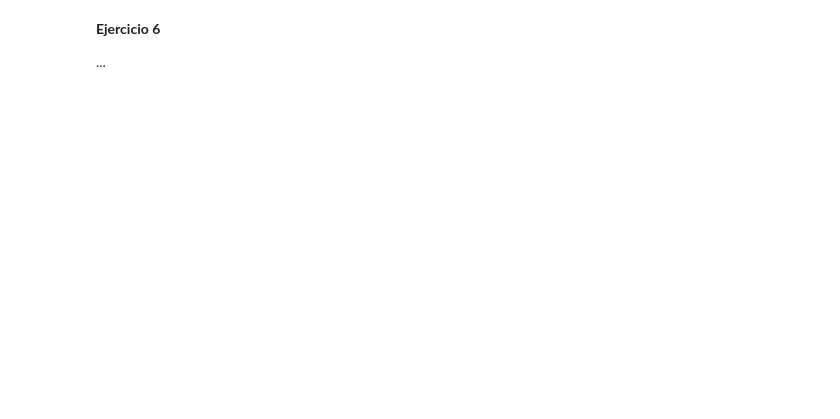
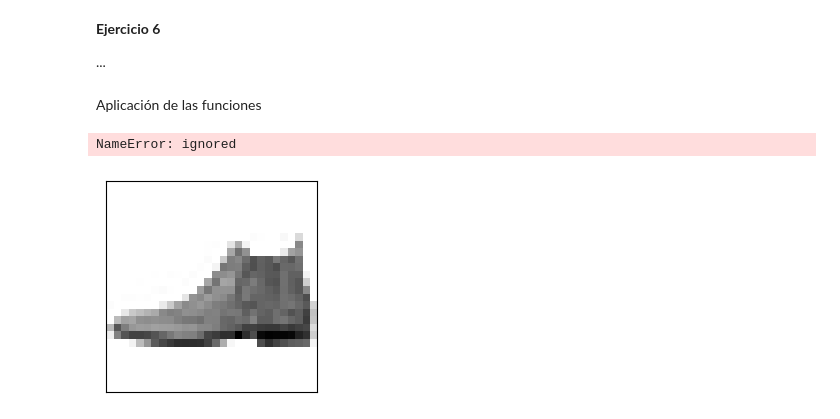
Before and after one commit to luciacasass/APRENDIZAJE_AUTOMATICO_23_24, a Jupyter notebook: Practica1.ipynb, the cells around one changed output. Cells and saved outputs as stored; diff of their text form; code cells hidden in the pictures; blank space fills up the shorter version.

```diff
--- a/Practica1.ipynb
+++ b/Practica1.ipynb
@@ -285,8 +294,23 @@ def plot_image(i, predictions_array, true_label, img):
     plt.xticks(range[10])
     plt.yticks([])
     thisplot = plt.bar(range(10), predictions_array, color = '#777777')
-    plt.ylim([0 1])
+    plt.ylim([0, 1])
     predicted_label = np.argmax(predictions_array)
 
     thisplot[predicted_label].setcolor('red')
     thisplot[true_label].setcolor('blue')
+# %% [markdown]
+Aplicación de las funciones
+# %%
+(train_images, train_labels), (test_images, test_labels) = tf.keras.datasets.fashion_mnist.load_data()
+
+for i in range(8):
+  plt.figure(figsize=(6, 3))
+  plt.subplot(1, 2, 1)
+  plot_image(i, predictions[i], test_labels, test_images)
+  plt.subplot(1, 2, 2)
+  plt_value_array(i, predictions[i], test_labels)
+  plt.show()
+# %% [output]
+NameError: ignored
+[figure, added]
```
Also changed, not shown: parts of 5 cells of this notebook.
